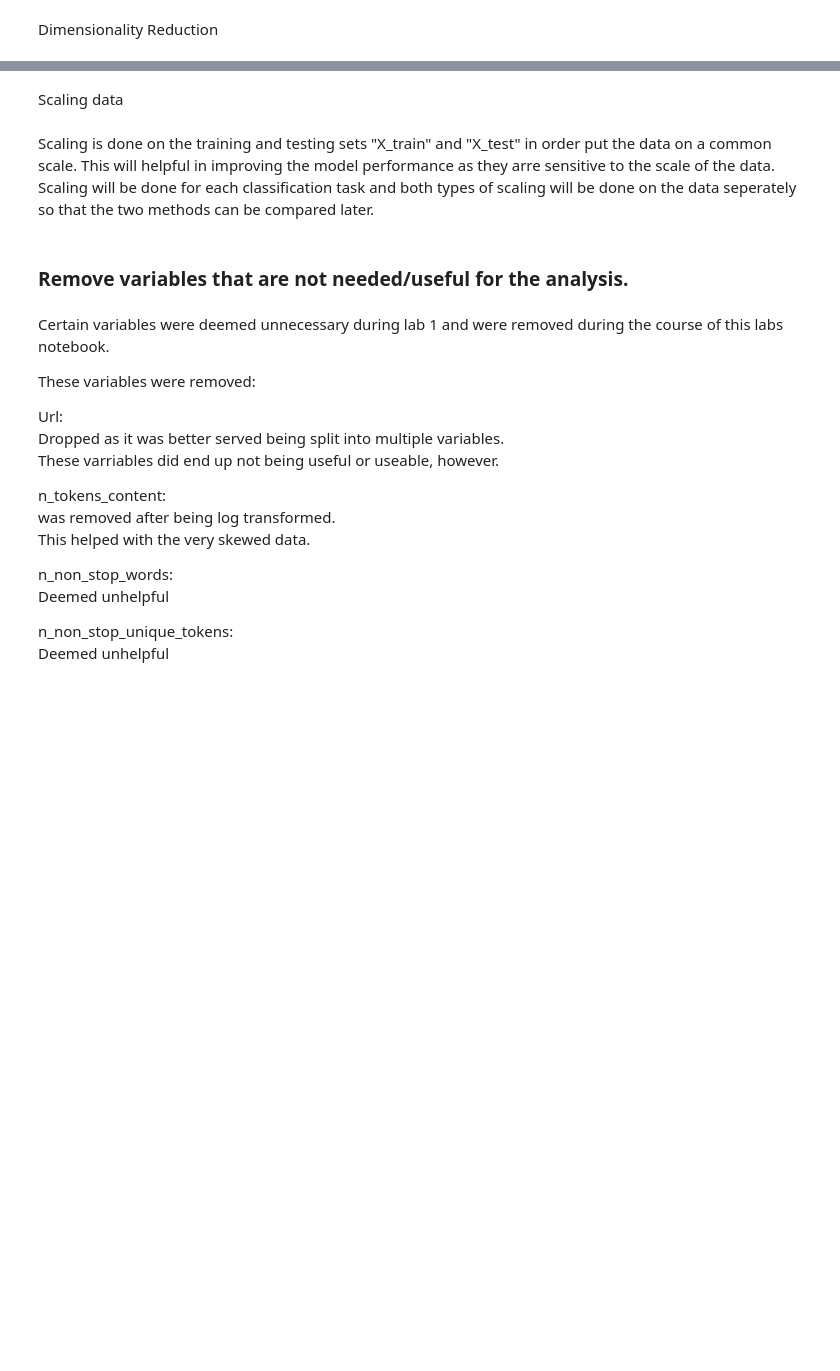
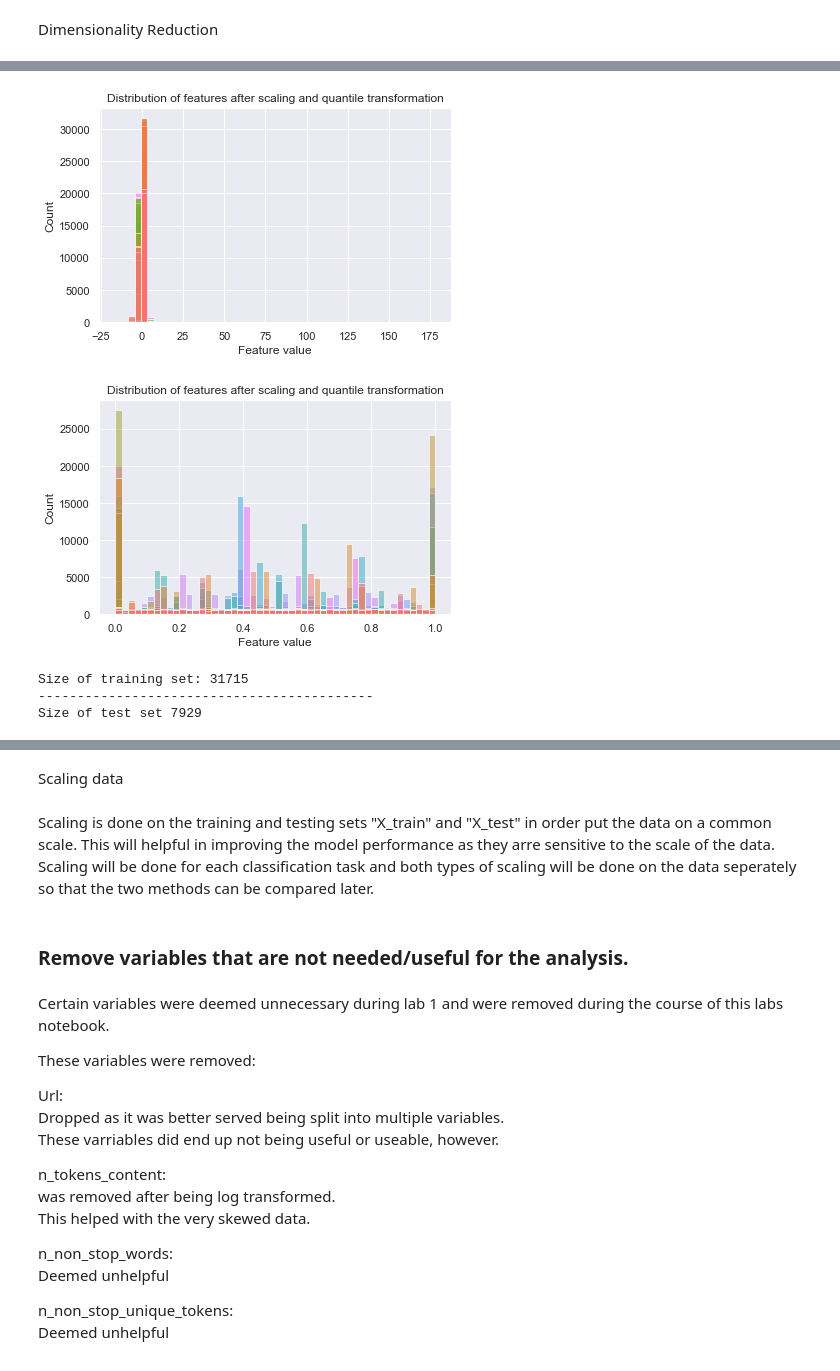
Before and after one commit to Mcusac/OnlineNewsPopML, a Jupyter notebook: 2 - Classification/Classification(Tim03).ipynb, the cells around one changed output, grey strips where cells are left out. Drawn from its saved outputs; the diff is of its cells as text; code cells hidden in the pictures; blank space fills up the shorter version.

```diff
--- a/2 - Classification/Classification(Tim03).ipynb
+++ b/2 - Classification/Classification(Tim03).ipynb
@@ -482,7 +482,7 @@ plt.show()
 # drop certain columns
 df1 = df.drop('url_name', axis=1) # was a string
 df1 = df1.drop('date', axis=1) # datetime change didn't work.
-# df1 = df1.drop('log_shares', axis=1) # not useful
+df1 = df1.drop('log_shares', axis=1) # not useful
 
 df1['news_category'] = df1['news_category'].astype('category')
 df1['news_category'].dtypes
@@ -499,7 +499,7 @@ print(df1.columns)
 
 # # drop Na's
 df1.dropna(inplace=True)
-print(df1.dtypes.to_string())
+df1.head()
 # %% [output]
 Index(['timedelta', 'n_tokens_title', 'n_unique_tokens',
        'average_token_length', 'num_keywords', 'kw_min_min', 'kw_avg_min',
@@ -596,0 +627,52 @@ plt.show()
+# %%
+#Step3 Quantile Transfomer
+quantile_transformer = QuantileTransformer(n_quantiles=100)
+
+# Use previous train/test split
+
+# for share_quantile_range_task
+X_train_q1 = quantile_transformer.fit_transform(X_train1)
+X_test_q1 = quantile_transformer.fit_transform(X_test1)
+# %%
+import seaborn as sns
+import matplotlib.pyplot as plt
+
+
+#before scaling
+sns.histplot(data=X_train1, bins=50, legend=False)
+# sns.histplot(data=X_train1_scaled, bins=50, kde=True)
+plt.xlabel('Feature value')
+plt.ylabel('Count')
+plt.title('Distribution of features after scaling and quantile transformation')
+# Place the legend outside the plot
+# plt.legend(bbox_to_anchor=(1.05, 1))
+
+plt.tight_layout()
+plt.show()
+
+
+
+# After scaling
+sns.histplot(data=X_train_q1, bins=50, legend=False)
+# sns.histplot(data=X_train1_scaled, bins=50, kde=True)
+plt.xlabel('Feature value')
+plt.ylabel('Count')
+plt.title('Distribution of features after scaling and quantile transformation')
+# Place the legend outside the plot
+# plt.legend(bbox_to_anchor=(1.05, 1))
+
+plt.tight_layout()
+plt.show()
+
+
+# print the size
+
+print("Size of training set: {}".format(X_train_q1.shape[0]))
+print("-------------------------------------------")
+print("Size of test set {}".format(X_test_q1.shape[0]))
+# %% [output]
+[figure, added]
+[figure, added]
+Size of training set: 31715
+-------------------------------------------
+Size of test set 7929
```
Also changed, not shown: parts of 19 cells of this notebook.
